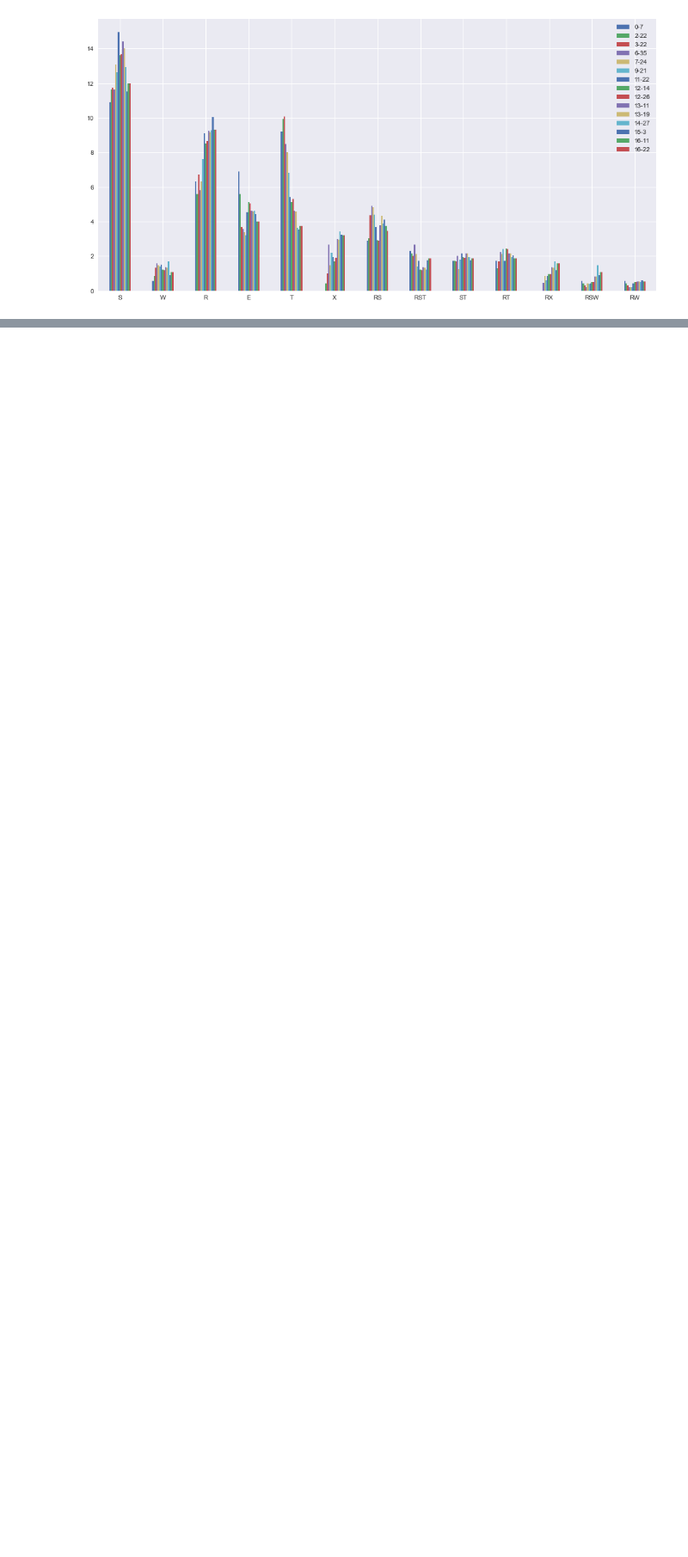
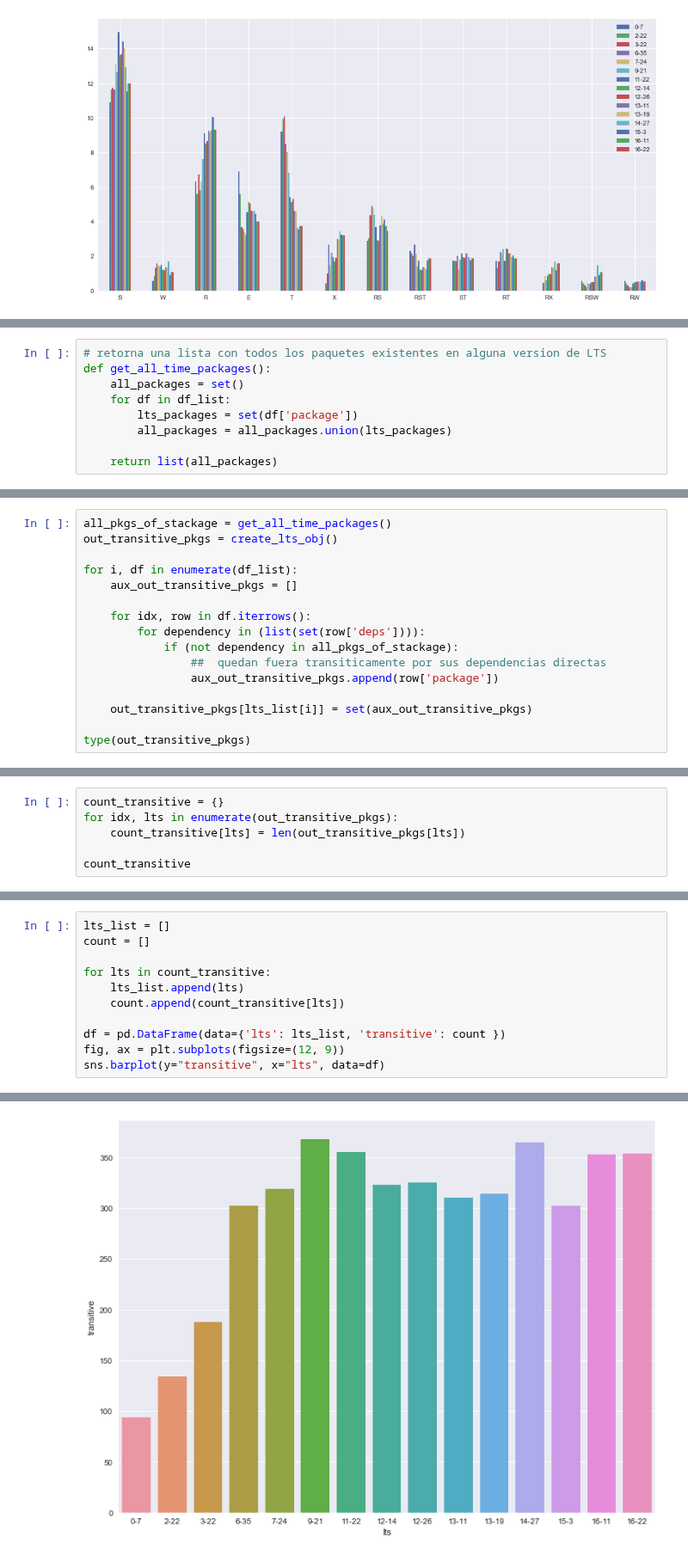
Before and after one commit to pragmaticslaboratory/stackage-evolution, a Jupyter notebook: notebooks/stackage_evolution.ipynb, the cells around one changed output, grey strips where cells are left out. Shown at 86% size. Drawn from its saved outputs; the diff is of its cells as text; blank space fills up the shorter version.

```diff
--- a/notebooks/stackage_evolution.ipynb
+++ b/notebooks/stackage_evolution.ipynb
@@ -1039,0 +1050,9 @@ for
+# %%
+# retorna una lista con todos los paquetes existentes en alguna version de LTS
+def get_all_time_packages():
+    all_packages = set()
+    for df in df_list:
+        lts_packages = set(df['package'])
+        all_packages = all_packages.union(lts_packages)
+
+    return list(all_packages)
@@ -1039,0 +1104,16 @@ for
+# %%
+all_pkgs_of_stackage = get_all_time_packages()
+out_transitive_pkgs = create_lts_obj()
+
+for i, df in enumerate(df_list):
+    aux_out_transitive_pkgs = []
+
+    for idx, row in df.iterrows():
+        for dependency in (list(set(row['deps']))):
+            if (not dependency in all_pkgs_of_stackage):
+                ##  quedan fuera transiticamente por sus dependencias directas
+                aux_out_transitive_pkgs.append(row['package'])
+
+    out_transitive_pkgs[lts_list[i]] = set(aux_out_transitive_pkgs)
+
+type(out_transitive_pkgs)
@@ -1039,0 +1142,6 @@ for
+# %%
+count_transitive = {}
+for idx, lts in enumerate(out_transitive_pkgs):
+    count_transitive[lts] = len(out_transitive_pkgs[lts])
+
+count_transitive
@@ -1039,0 +1164,12 @@ for
+# %%
+lts_list = []
+count = []
+
+for lts in count_transitive:
+    lts_list.append(lts)
+    count.append(count_transitive[lts])
+
+df = pd.DataFrame(data={'lts': lts_list, 'transitive': count })
+fig, ax = plt.subplots(figsize=(12, 9))
+sns.barplot(y="transitive", x="lts", data=df)
+# %% [output]
@@ -1039,0 +1177 @@ for
+[figure, added]
```
Also changed, not shown: parts of 13 cells of this notebook.
